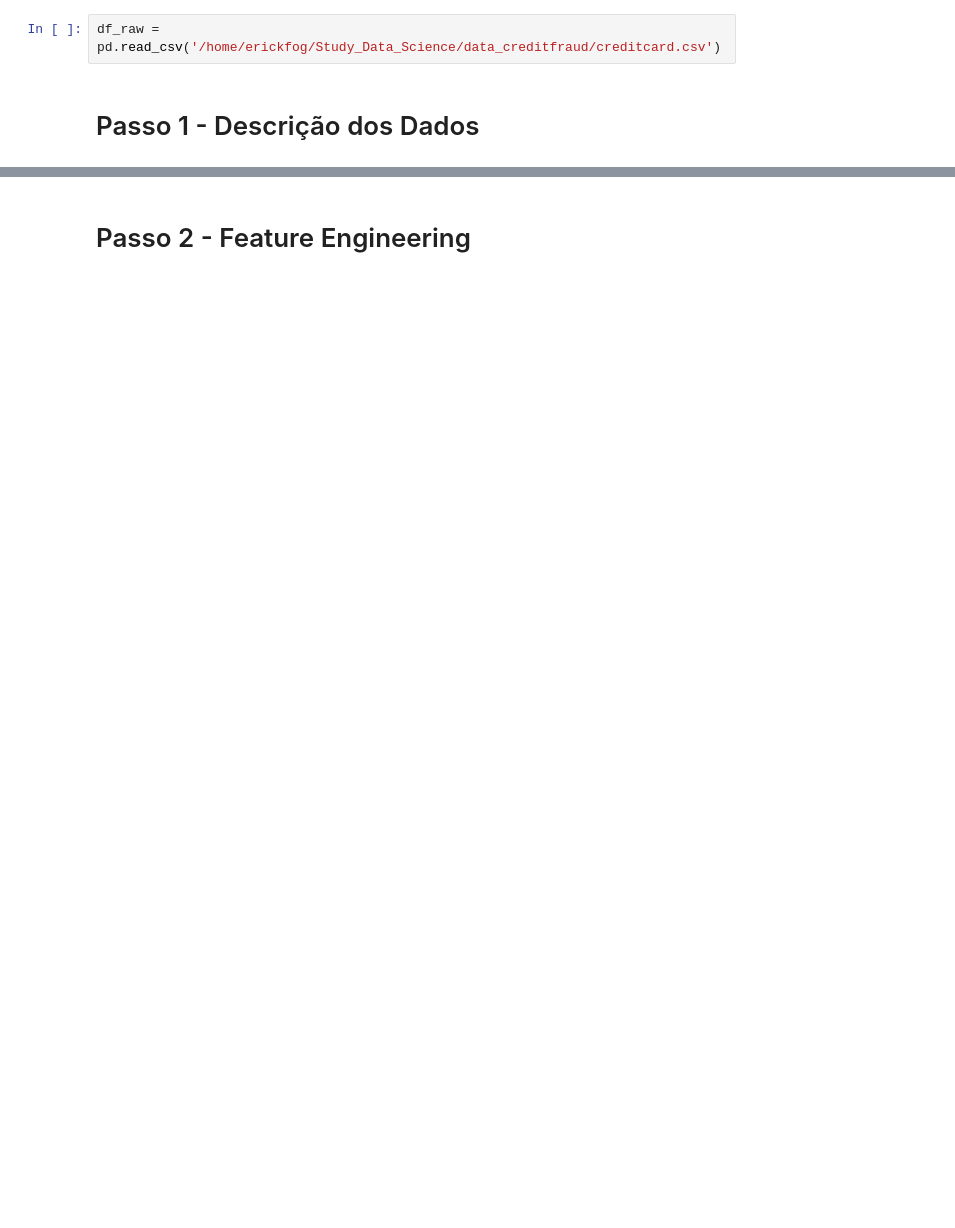
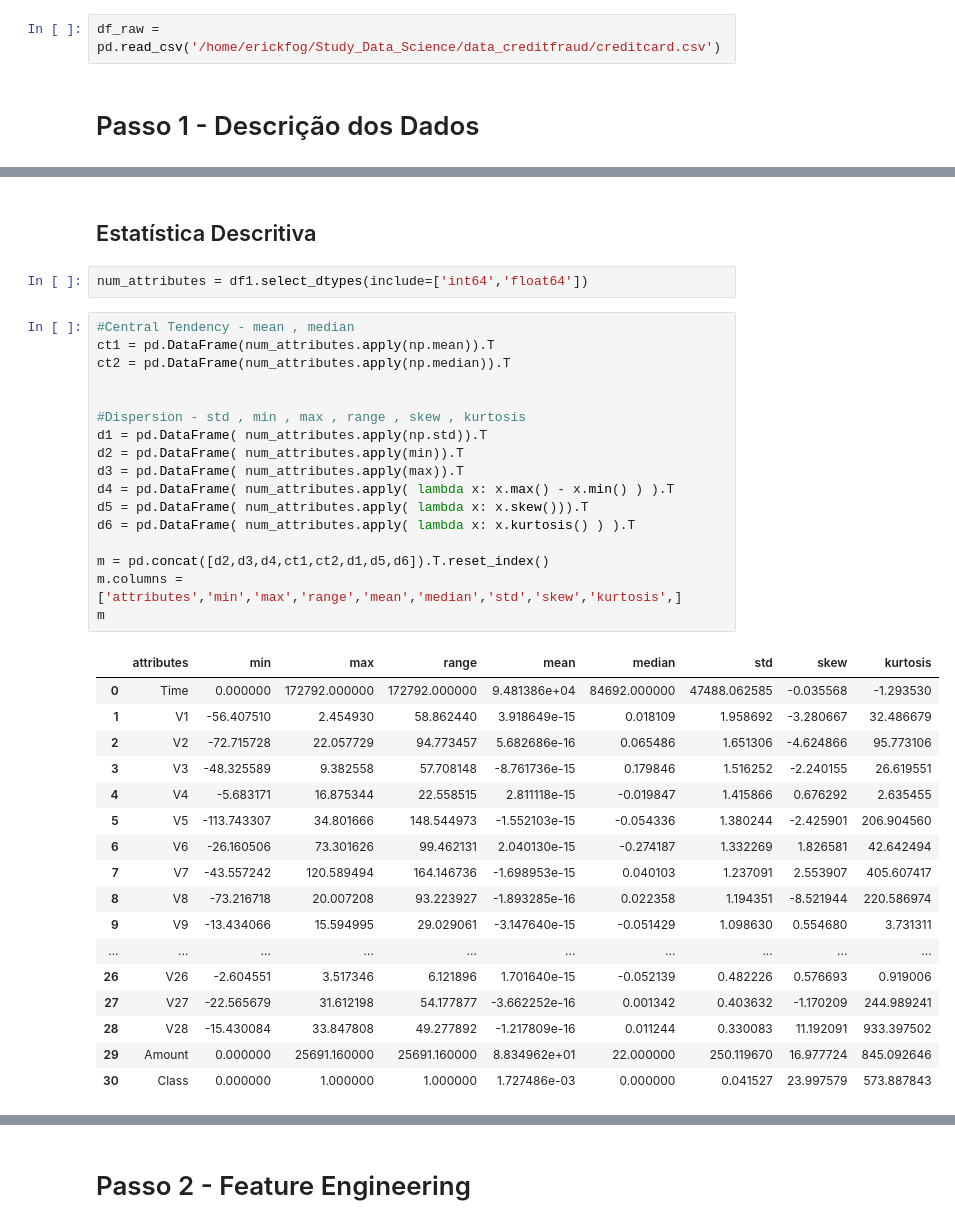
Before and after one commit to erickfog/CreditCardFraudDetection, a Jupyter notebook: v0-creditcardfrauddetection.ipynb, the cells around one changed output, grey strips where cells are left out. Cells and saved outputs as stored; diff of their text form; blank space fills up the shorter version.

```diff
--- a/v0-creditcardfrauddetection.ipynb
+++ b/v0-creditcardfrauddetection.ipynb
@@ -78,3 +152,42 @@ Name: Class, dtype: int64
 
 Fraudes representam 0.1727% do dataset.
 [figure]
+# %% [markdown]
+## Estatística Descritiva
+# %%
+num_attributes = df1.select_dtypes(include=['int64','float64'])
+# %%
+#Central Tendency - mean , median
+ct1 = pd.DataFrame(num_attributes.apply(np.mean)).T
+ct2 = pd.DataFrame(num_attributes.apply(np.median)).T
+
+
+#Dispersion - std , min , max , range , skew , kurtosis
+d1 = pd.DataFrame( num_attributes.apply(np.std)).T
+d2 = pd.DataFrame( num_attributes.apply(min)).T
+d3 = pd.DataFrame( num_attributes.apply(max)).T
+d4 = pd.DataFrame( num_attributes.apply( lambda x: x.max() - x.min() ) ).T
+d5 = pd.DataFrame( num_attributes.apply( lambda x: x.skew())).T
+d6 = pd.DataFrame( num_attributes.apply( lambda x: x.kurtosis() ) ).T
+
+m = pd.concat([d2,d3,d4,ct1,ct2,d1,d5,d6]).T.reset_index()
+m.columns = ['attributes','min','max','range','mean','median','std','skew','kurtosis',]
+m
+# %% [output]
+|  | attributes | min | max | range | mean | median | std | skew | kurtosis |
+| 0 | Time | 0.000000 | 172792.000000 | 172792.000000 | 9.481386e+04 | 84692.000000 | 47488.062585 | -0.035568 | -1.293530 |
+| 1 | V1 | -56.407510 | 2.454930 | 58.862440 | 3.918649e-15 | 0.018109 | 1.958692 | -3.280667 | 32.486679 |
+| 2 | V2 | -72.715728 | 22.057729 | 94.773457 | 5.682686e-16 | 0.065486 | 1.651306 | -4.624866 | 95.773106 |
+| 3 | V3 | -48.325589 | 9.382558 | 57.708148 | -8.761736e-15 | 0.179846 | 1.516252 | -2.240155 | 26.619551 |
+| 4 | V4 | -5.683171 | 16.875344 | 22.558515 | 2.811118e-15 | -0.019847 | 1.415866 | 0.676292 | 2.635455 |
+| 5 | V5 | -113.743307 | 34.801666 | 148.544973 | -1.552103e-15 | -0.054336 | 1.380244 | -2.425901 | 206.904560 |
+| 6 | V6 | -26.160506 | 73.301626 | 99.462131 | 2.040130e-15 | -0.274187 | 1.332269 | 1.826581 | 42.642494 |
+| 7 | V7 | -43.557242 | 120.589494 | 164.146736 | -1.698953e-15 | 0.040103 | 1.237091 | 2.553907 | 405.607417 |
+| 8 | V8 | -73.216718 | 20.007208 | 93.223927 | -1.893285e-16 | 0.022358 | 1.194351 | -8.521944 | 220.586974 |
+| 9 | V9 | -13.434066 | 15.594995 | 29.029061 | -3.147640e-15 | -0.051429 | 1.098630 | 0.554680 | 3.731311 |
+| ... | ... | ... | ... | ... | ... | ... | ... | ... | ... |
+| 26 | V26 | -2.604551 | 3.517346 | 6.121896 | 1.701640e-15 | -0.052139 | 0.482226 | 0.576693 | 0.919006 |
+| 27 | V27 | -22.565679 | 31.612198 | 54.177877 | -3.662252e-16 | 0.001342 | 0.403632 | -1.170209 | 244.989241 |
+| 28 | V28 | -15.430084 | 33.847808 | 49.277892 | -1.217809e-16 | 0.011244 | 0.330083 | 11.192091 | 933.397502 |
+| 29 | Amount | 0.000000 | 25691.160000 | 25691.160000 | 8.834962e+01 | 22.000000 | 250.119670 | 16.977724 | 845.092646 |
+| 30 | Class | 0.000000 | 1.000000 | 1.000000 | 1.727486e-03 | 0.000000 | 0.041527 | 23.997579 | 573.887843 |
```
Also changed, not shown: parts of 29 cells of this notebook.
